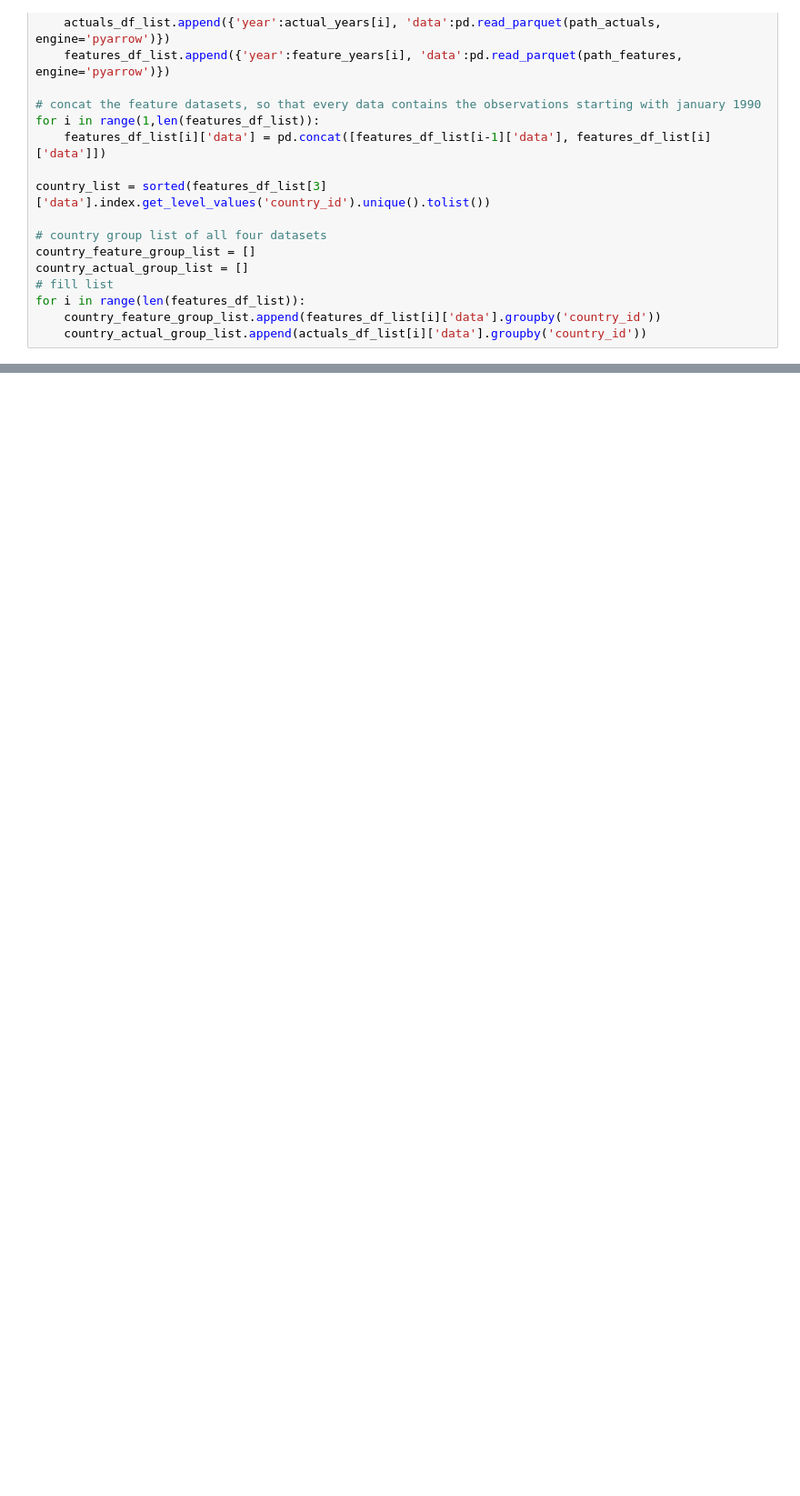
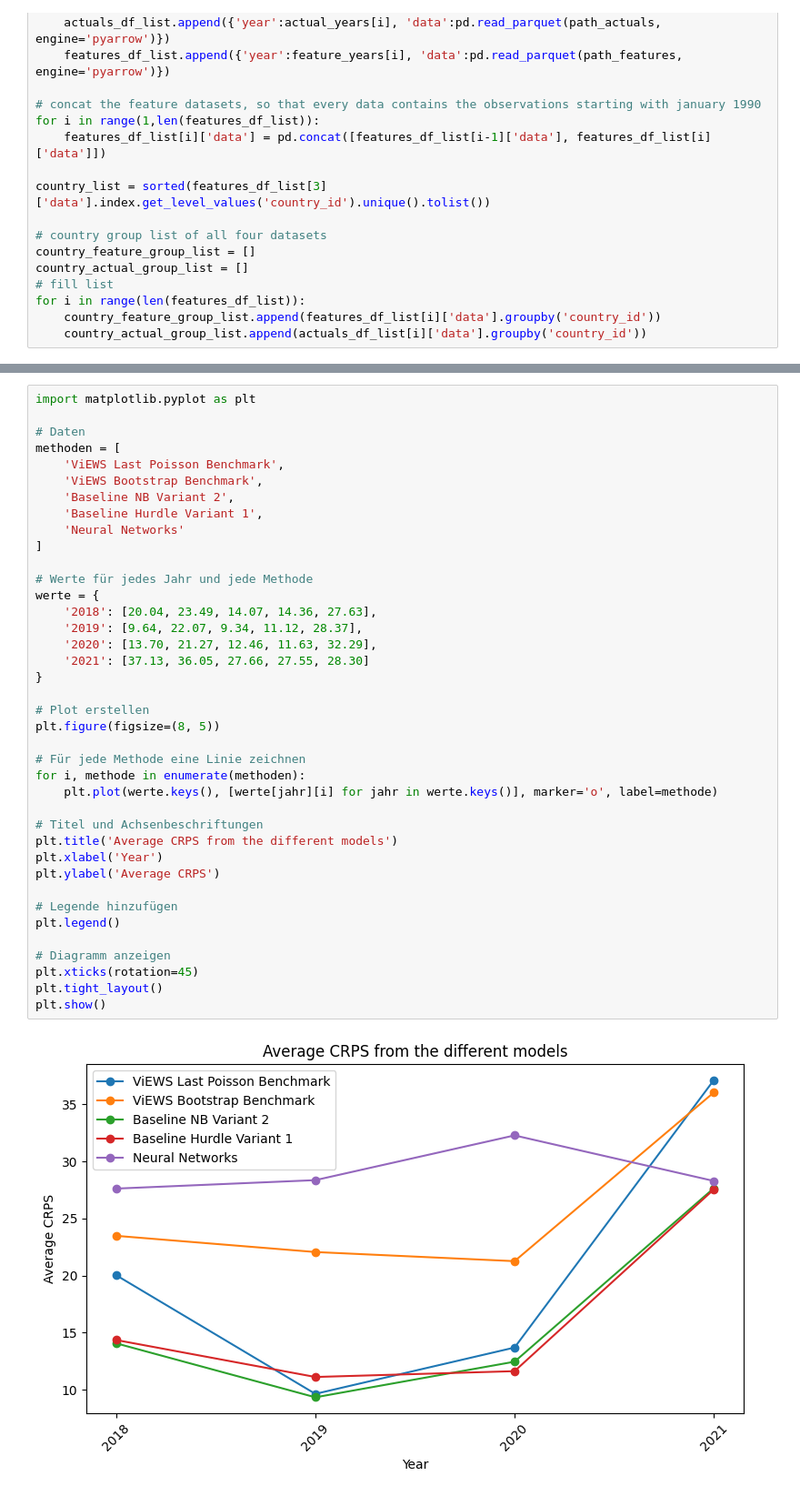
Before and after one commit to toboden/ConflictPredProbabilistic, a Jupyter notebook: benchmark views/cdf_plots.ipynb, the cells around one changed output, grey strips where cells are left out. Shown at 91% size. Cells and saved outputs as stored; diff of their text form; blank space fills up the shorter version.

```diff
--- a/benchmark views/cdf_plots.ipynb
+++ b/benchmark views/cdf_plots.ipynb
@@ -450,0 +483,41 @@ plt.show()
+# %%
+import matplotlib.pyplot as plt
+
+# Daten
+methoden = [
+    'ViEWS Last Poisson Benchmark',
+    'ViEWS Bootstrap Benchmark',
+    'Baseline NB Variant 2',
+    'Baseline Hurdle Variant 1',
+    'Neural Networks'
+]
+
+# Werte für jedes Jahr und jede Methode
+werte = {
+    '2018': [20.04, 23.49, 14.07, 14.36, 27.63],
+    '2019': [9.64, 22.07, 9.34, 11.12, 28.37],
+    '2020': [13.70, 21.27, 12.46, 11.63, 32.29],
+    '2021': [37.13, 36.05, 27.66, 27.55, 28.30]
+}
+
+# Plot erstellen
+plt.figure(figsize=(8, 5))
+
+# Für jede Methode eine Linie zeichnen
+for i, methode in enumerate(methoden):
+    plt.plot(werte.keys(), [werte[jahr][i] for jahr in werte.keys()], marker='o', label=methode)
+
+# Titel und Achsenbeschriftungen
+plt.title('Average CRPS from the different models')
+plt.xlabel('Year')
+plt.ylabel('Average CRPS')
+
+# Legende hinzufügen
+plt.legend()
+
+# Diagramm anzeigen
+plt.xticks(rotation=45)
+plt.tight_layout()
+plt.show()
+# %% [output]
+[figure, added]
```
Also changed, not shown: parts of 9 cells of this notebook, 2 other files.
